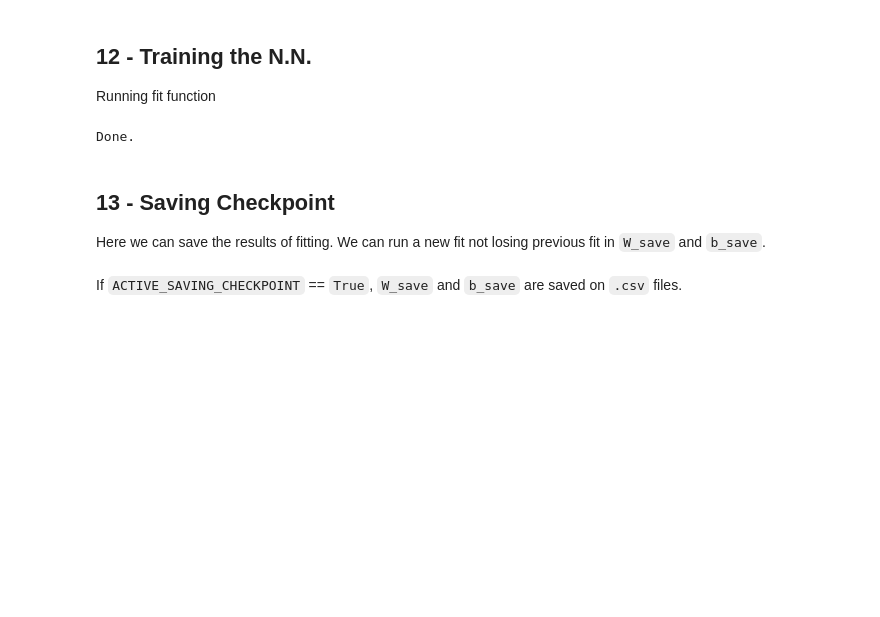
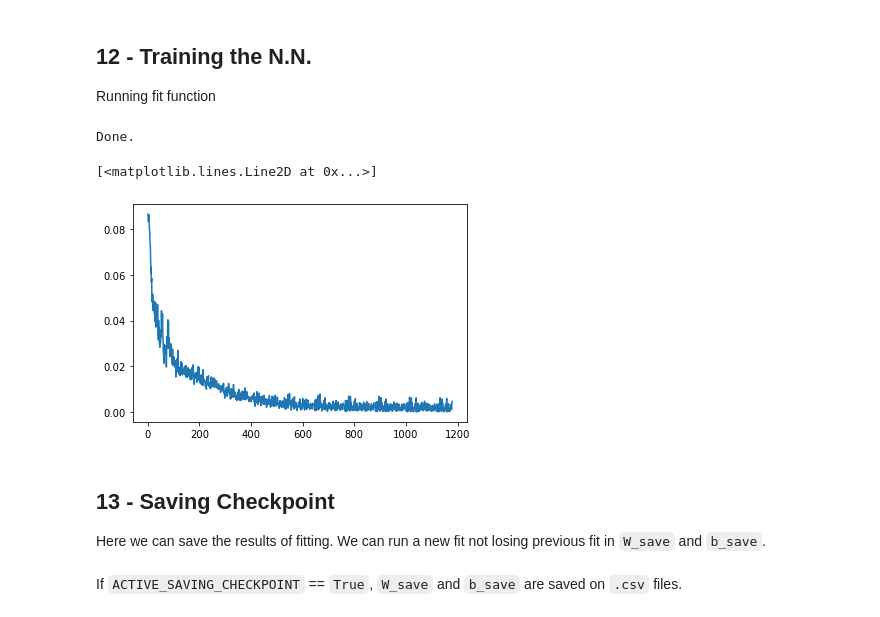
Before and after one commit to Xornotor/Neural-Net-MNIST-Recognizer, a Jupyter notebook: Neural-Net-MNIST-Recognizer.ipynb, the cells around one changed output. Saved outputs shown, nothing was run; the diff lists cells and outputs as text; code cells hidden in the pictures; blank space fills up the shorter version.

```diff
--- a/Neural-Net-MNIST-Recognizer.ipynb
+++ b/Neural-Net-MNIST-Recognizer.ipynb
@@ -71,9 +71,9 @@ FEATURES = train_images.shape[0]
 LAYER_UNITS = np.array([32, 32, 16, 10], dtype=np.uint32)
 LAYER_ACTIVATIONS = np.array([Activation['RELU'], Activation['RELU'], Activation['TANH'], Activation['SIGMOID']])
 LAYERS = LAYER_UNITS.shape[0]
-ALPHA = 10e-3
+ALPHA = 10e-5
 LAMBDA_REG = 10e-8
-EPOCHS = 100
+EPOCHS = 10
 EPSILON = 10e-8
 MINIBATCH_SIZE = 512
 LEARNING_DECAY = 0.95
@@ -284,10 +284,10 @@ def fit(X, y,
                     dA[j], dW[j+1], db[j+1] = back_prop(dA[j+1], A[j], Z[j+1], W[j+1], b[j+1], layer_activations[j])
 
             for j in range(1, layers+1):
-                vdW[v] = ((beta_momentum * vdW[v]) + ((1 - beta_momentum) * dW[v]))/(1 + (beta_momentum**(k+1)))
-                vdb[v] = ((beta_momentum * vdb[v]) + ((1 - beta_momentum) * db[v]))/(1 + (beta_momentum**(k+1)))
-                sdW[v] = ((beta_rms * sdW[v]) + ((1 - beta_rms) * dW[v]**2))/(1 + (beta_rms**(k+1)))
-                sdb[v] = ((beta_rms * sdb[v]) + ((1 - beta_rms) * db[v]**2))/(1 + (beta_rms**(k+1)))
+                vdW[j] = ((beta_momentum * vdW[j]) + ((1 - beta_momentum) * dW[j]))/(1 + (beta_momentum**(k+1)))
+                vdb[j] = ((beta_momentum * vdb[j]) + ((1 - beta_momentum) * db[j]))/(1 + (beta_momentum**(k+1)))
+                sdW[j] = ((beta_rms * sdW[j]) + ((1 - beta_rms) * dW[j]**2))/(1 + (beta_rms**(k+1)))
+                sdb[j] = ((beta_rms * sdb[j]) + ((1 - beta_rms) * db[j]**2))/(1 + (beta_rms**(k+1)))
                 W[j] = (W[j] * (1 - ((alpha_decay*lambda_reg)/y.shape[1]))) - (alpha_decay*(vdW[j]/(epsilon + np.sqrt(sdW[j]))))
                 b[j] = b[j] - (alpha_decay*(vdb[j]/(epsilon + np.sqrt(sdb[j]))))
 
@@ -300,16 +300,23 @@ def fit(X, y,
     print("\r                        ", end="")
     print("\rDone.")
 
-    return W, b
+    return W, b, cost_points
 # %% [markdown]
 ## 12 - Training the N.N.
 
 Running fit function
 # %%
 train_images_normalized = normalize_dataset(train_images)
-W_final, b_final = fit(train_images_normalized, train_labels)
+W_final, b_final, cost_final = fit(train_images_normalized, train_labels)
 # %% [output]
 Done.
+# %%
+cost_final = np.array(cost_final).reshape(-1, 10)
+#print(cost_final[:, 0])
+plt.plot(np.arange(len(cost_final)), cost_final[:, 0])
+# %% [output]
+[<matplotlib.lines.Line2D at 0x...>]
+[figure, added]
 # %% [markdown]
 ## 13 - Saving Checkpoint
 
```
Also changed, not shown: parts of 3 cells of this notebook.
